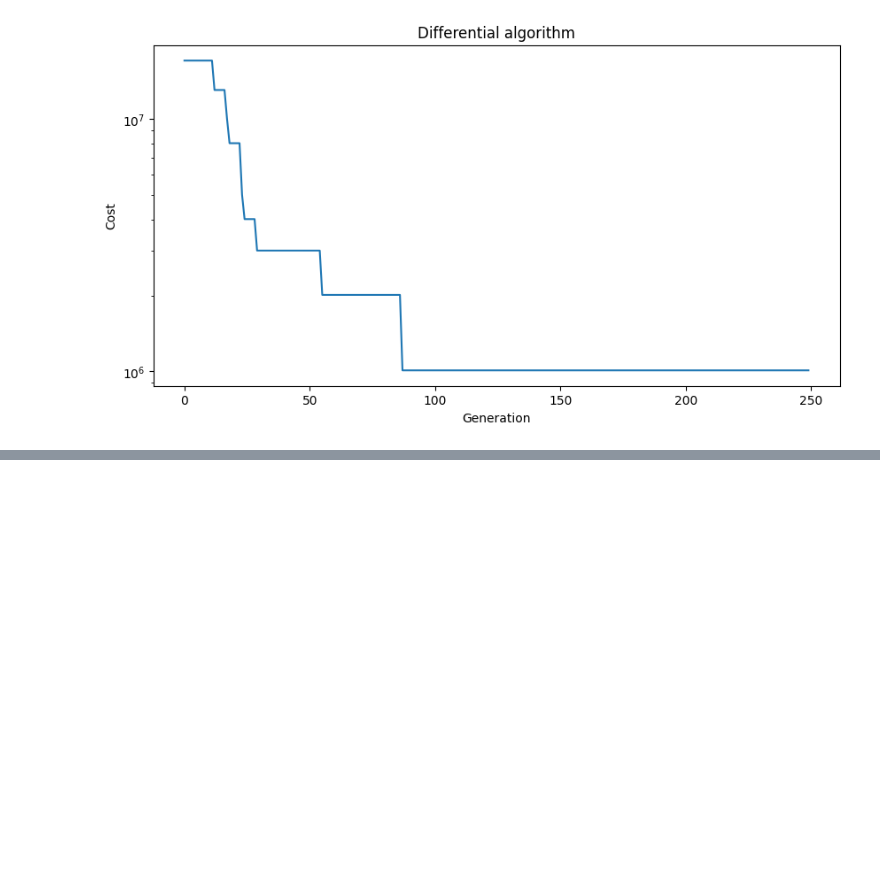
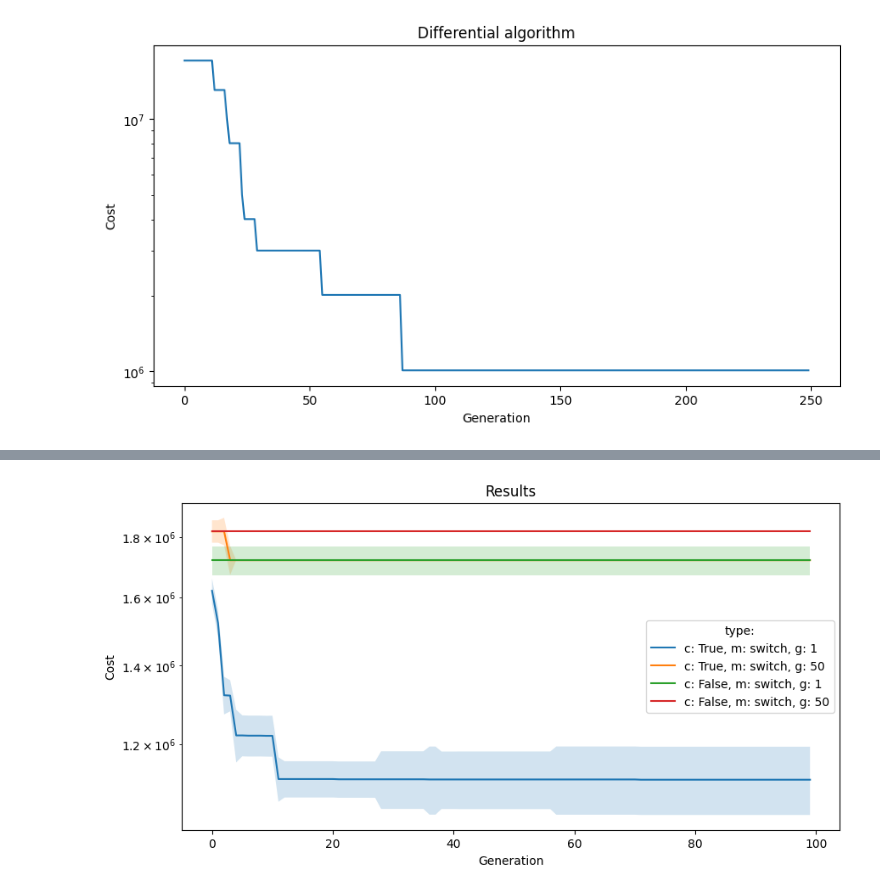
Before and after one commit to brzoza6538/network_constraints, a Jupyter notebook: network_constraints.ipynb, the cells around one changed output, grey strips where cells are left out. Cells and saved outputs as stored; diff of their text form; code cells hidden in the pictures; blank space fills up the shorter version.

```diff
--- a/network_constraints.ipynb
+++ b/network_constraints.ipynb
@@ -175,0 +247,18 @@ Minimum: 1009534
+# %%
+a_medians, a_std, a_labels = [], [], []
+
+cross_aggr = [True, False]
+mut_type = ["switch"]
+init_type = [1, 50]
+
+combinations = list(product(cross_aggr, mut_type, init_type))
+
+for cross, mut, init in combinations:
+    a_labels.append(f"c: {cross}, m: {mut}, g: {init}")
+    medians, stds  = test_genetic_algorithm(data, cross_aggregating=cross, mutation_type=mut, num_of_init_chunks=init, mutation_chance=0.8)
+    a_medians.append(medians)
+    a_std.append(stds)
+
+plot_results('type:', a_labels, a_medians, a_std)
+# %% [output]
+[figure, added]
```
Also changed, not shown: parts of 9 cells of this notebook, 3 other files.
